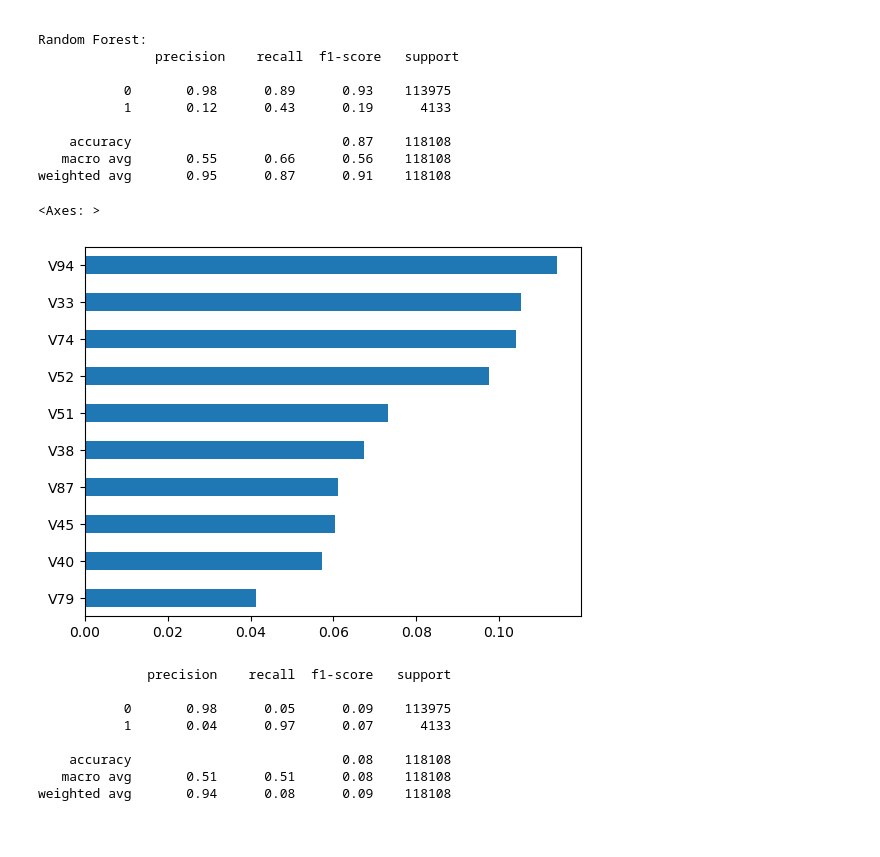
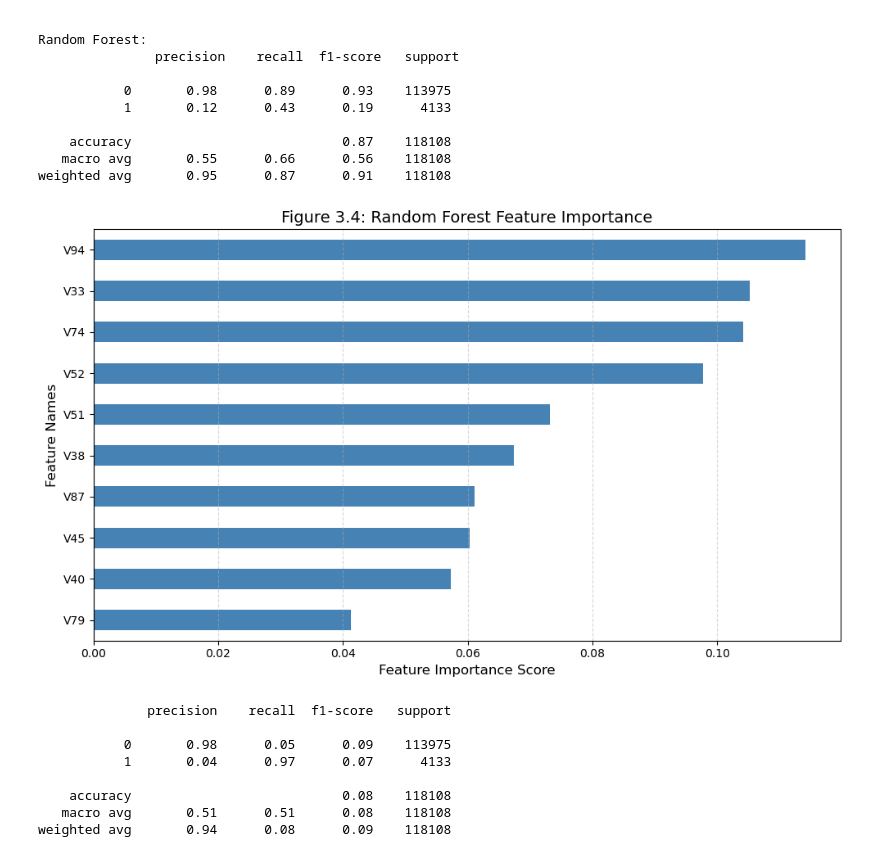
Before and after one commit to JerickAng/Big-Data-Fraud-Detection, a Jupyter notebook: notebooks/eda_preprocessing.ipynb, the cells around one changed output. Saved outputs shown, nothing was run; the diff lists cells and outputs as text; code cells hidden in the pictures.

Commit message:
feat: add code for report figures

```diff
--- a/notebooks/eda_preprocessing.ipynb
+++ b/notebooks/eda_preprocessing.ipynb
@@ -208,14 +208,50 @@ Random Forest:
 weighted avg       0.95      0.87      0.91    118108
 # %%
 import pandas as pd
+import matplotlib.pyplot as plt
 
 importance = model2.feature_importances_
-feat_importance = pd.Series(importance, index=X.columns)
 
-feat_importance.sort_values().tail(10).plot(kind='barh')
+feat_importance = pd.Series(
+    importance,
+    index=X.columns
+)
+
+plt.figure(figsize=(10, 6))
+
+feat_importance.sort_values().tail(10).plot(
+    kind='barh',
+    color='steelblue'
+)
+
+plt.title(
+    'Figure 3.4: Random Forest Feature Importance',
+    fontsize=14
+)
+
+plt.xlabel(
+    'Feature Importance Score',
+    fontsize=12
+)
+
+plt.ylabel(
+    'Feature Names',
+    fontsize=12
+)
+
+plt.grid(axis='x', linestyle='--', alpha=0.5)
+
+plt.tight_layout()
+
+plt.savefig(
+    'Figure_3_4_RandomForest_FeatureImportance.png',
+    dpi=300,
+    bbox_inches='tight'
+)
+
+plt.show()
 # %% [output]
-<Axes: >
-[figure, old version]
+[figure, new version]
 # %%
 # Adjust decision threshold
 y_prob = model2.predict_proba(X_test)[:,1]
```
Also changed, not shown: parts of 4 cells of this notebook, 3 other files.
